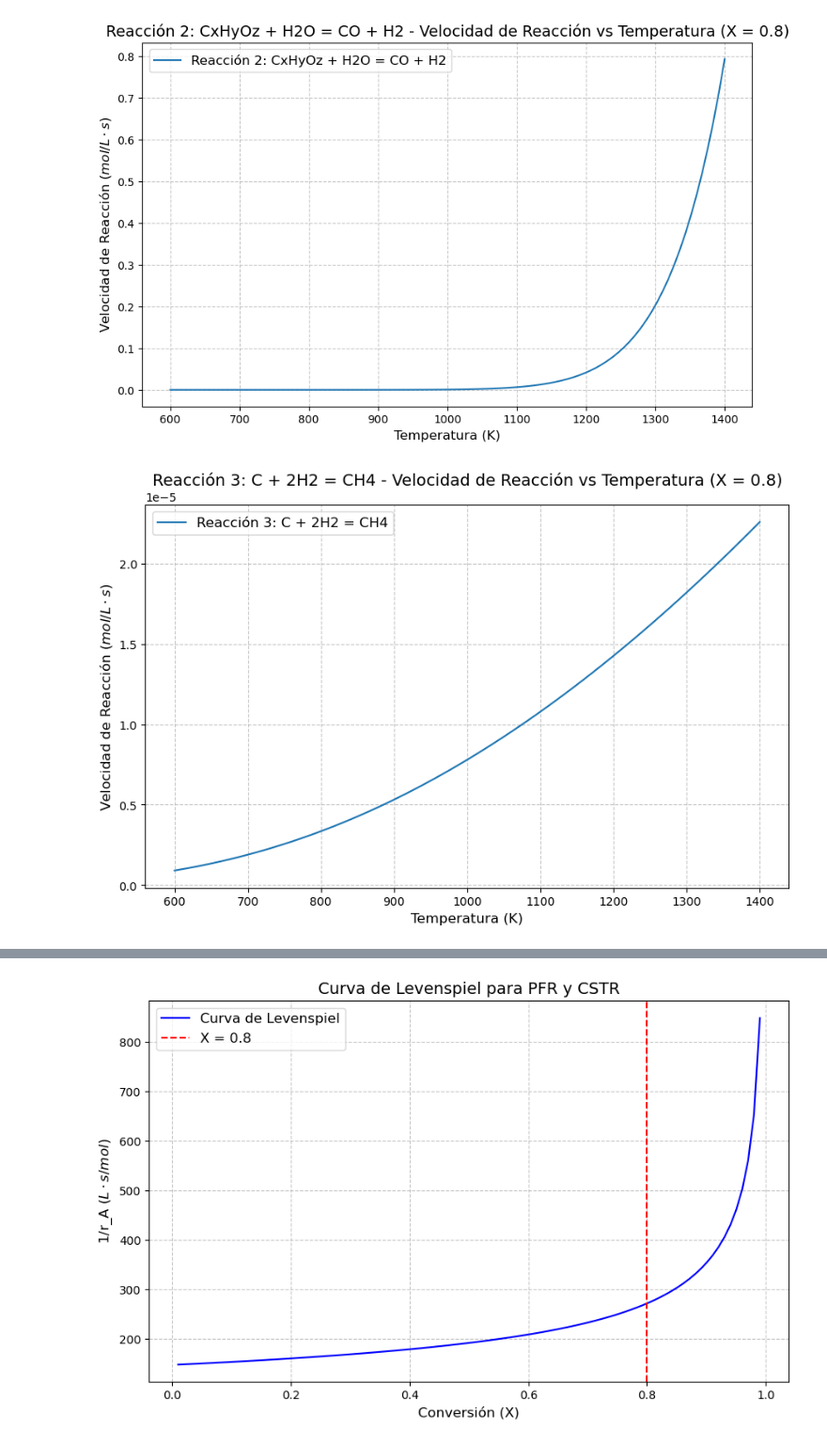
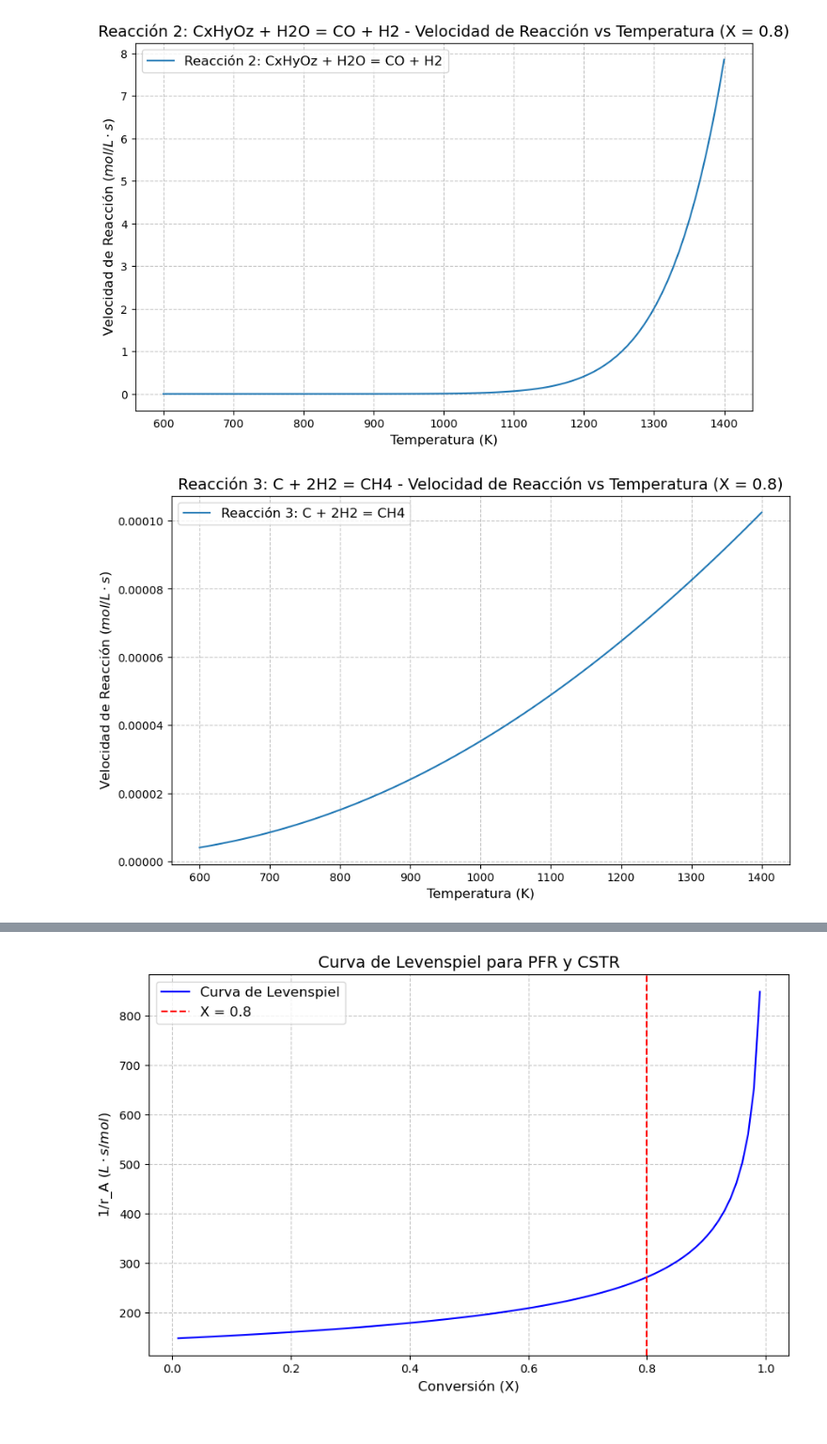
Before and after one commit to Aguiario/Chemical_reaction_engineering, a Jupyter notebook: Gasifier/Comparison.ipynb, the cells around one changed output, grey strips where cells are left out. Shown at 94% size. Cells and saved outputs as stored; diff of their text form; code cells hidden in the pictures.

```diff
--- a/Gasifier/Comparison.ipynb
+++ b/Gasifier/Comparison.ipynb
@@ -20,13 +20,13 @@ reactions = {
         "A": 123e6,
         "n": 0.75,
         "Ea": 198e3,
-        "P_init": 0.56769 / 157.67  # Ejemplo de fracción inicial
+        "P_init": 12.08 / 157.67  # Ejemplo de fracción inicial
     },
     "Reacción 3: C + 2H2 = CH4": {
         "A": 4.189e-3,
         "n": 1.2,
         "Ea": 19210,  # J/mol
-        "P_init": 0.340614 / 157.67
+        "P_init": 1.2 / 157.67
     },
 }
 
@@ -37,33 +37,33 @@ def reaction_rate(A, Ea, n, P_init, T, X):
     """
     P_current = P * (P_init * (1 - X)) * 0.08314 * T  # Presión parcial en función de la conversión
     k = A * np.exp(-Ea / (R * T))  # Constante de velocidad
     return k * (P_current ** n)
 
 # Graficar velocidad de reacción vs temperatura
 for name, params in reactions.items():
     r_t = [reaction_rate(params["A"], params["Ea"], params["n"], params["P_init"], T, 0.8) for T in T_range]
     plt.figure(figsize=(10, 6))
     plt.plot(T_range, r_t, label=name)
     plt.title(f"{name} - Velocidad de Reacción vs Temperatura (X = 0.8)", fontsize=14)
     plt.xlabel("Temperatura (K)", fontsize=12)
     plt.ylabel("Velocidad de Reacción ($mol/L\cdot s$)", fontsize=12)
     plt.grid(True, linestyle="--", alpha=0.7)
     plt.legend(fontsize=12)
     plt.show()
 
 # Graficar velocidad de reacción vs conversión
 for name, params in reactions.items():
     r_x = reaction_rate(params["A"], params["Ea"], params["n"], params["P_init"], 1073.15, X)
     plt.figure(figsize=(10, 6))
     plt.plot(X, r_x, label=name)
     plt.title(f"{name} - Velocidad de Reacción vs Conversión (T = 1073.15 K)", fontsize=14)
     plt.xlabel("Conversión (X)", fontsize=12)
     plt.ylabel("Velocidad de Reacción ($mol/L\cdot s$)", fontsize=12)
     plt.grid(True, linestyle="--", alpha=0.7)
     plt.legend(fontsize=12)
     plt.show()
 # %% [output]
 [figure]
-[figure, old version]
+[figure, new version]
-[figure, old version]
+[figure, new version]
 [figure]
```
Also changed, not shown: parts of 1 cell of this notebook.
